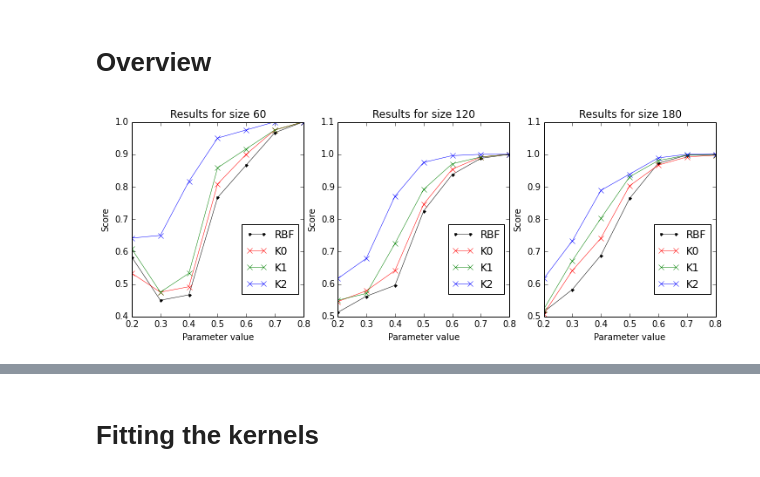
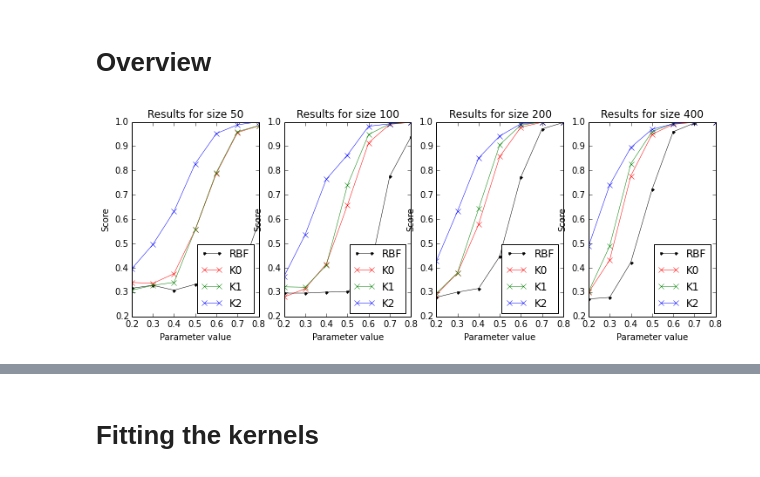
Before and after one commit to 4kxz/categorical-kernels, a Jupyter notebook: Kernels - Performance on Synthetic.ipynb, the cells around one changed output, grey strips where cells are left out. Cells and saved outputs as stored; diff of their text form; code cells hidden in the pictures.

```diff
--- a/Kernels - Performance on Synthetic.ipynb
+++ b/Kernels - Performance on Synthetic.ipynb
@@ -10,19 +10,20 @@ from kcat.misc import preprocess, GridSearchK0, GridSearchK1
 # Overview
 # %%
 # Measuring performance of kernels:
-sizes = (60, 120, 180)
-params = [1 / 10 * x for x in range(2, 9)]
-repeat = 2
+sizes = (50, 100, 200, 400)
+params = np.linspace(.2, .8, num=7)
+repeat = 5
+seed = 0
 results = np.zeros((4, len(sizes), len(params), repeat))
-seed = 0
 for i, m in enumerate(sizes):
+    print("Size: {}".format(m))
     for j, p in enumerate(params):
         for k in range(repeat):
             seed += 1
-            X, y, benc = synthetic(m, n=25, c=2, p=p, encoder=True, random_state=seed)
-            Xb = benc(X)
+            X, y, bincoder = synthetic(m, n=25, c=4, p=p, random_state=seed)
+            Xb = bincoder(X)
             pgen = get_pgen(X)
-            cvf = cv.StratifiedKFold(y, 10)
+            cvf = cv.StratifiedKFold(y, 5)
             # RBF
             clf = svm.SVC(kernel='rbf')
             results[0][i][j][k] = cv.cross_val_score(clf, Xb, y, cv=cvf).mean()
@@ -38,18 +39,19 @@ for i, m in enumerate(sizes):
 # %%
 # Plot comparison of the various kernels:
 figure(figsize=(12, 4), dpi=150)
 for i, n in enumerate(sizes):
-    plt.subplot(131+i)
+    plt.subplot(141+i)
     plt.title("Results for size {}".format(n))
     plt.plot(params, results[0][i].mean(axis=1), '.-', color='k', linewidth=0.5)
     plt.plot(params, results[1][i].mean(axis=1), 'x-', color='r', linewidth=0.5)
     plt.plot(params, results[2][i].mean(axis=1), 'x-', color='g', linewidth=0.5)
     plt.plot(params, results[3][i].mean(axis=1), 'x-', color='b', linewidth=0.5)
-    plt.legend(["RBF", "K0", "K1", "K2"], bbox_to_anchor=(1, 0.5))
+    plt.legend(["RBF", "K0", "K1", "K2"], bbox_to_anchor=(1, 0.4))
     plt.ylabel("Score")
     plt.xlabel("Parameter value")
     plt.xlim((0.2, 0.8))
+    plt.ylim((0.2, 1.0))
 # %% [output]
-[figure, old version]
+[figure, new version]
 # %%
 # See how RBF performs with different parameters:
```
Also changed, not shown: parts of 3 cells of this notebook, 7 other files.
